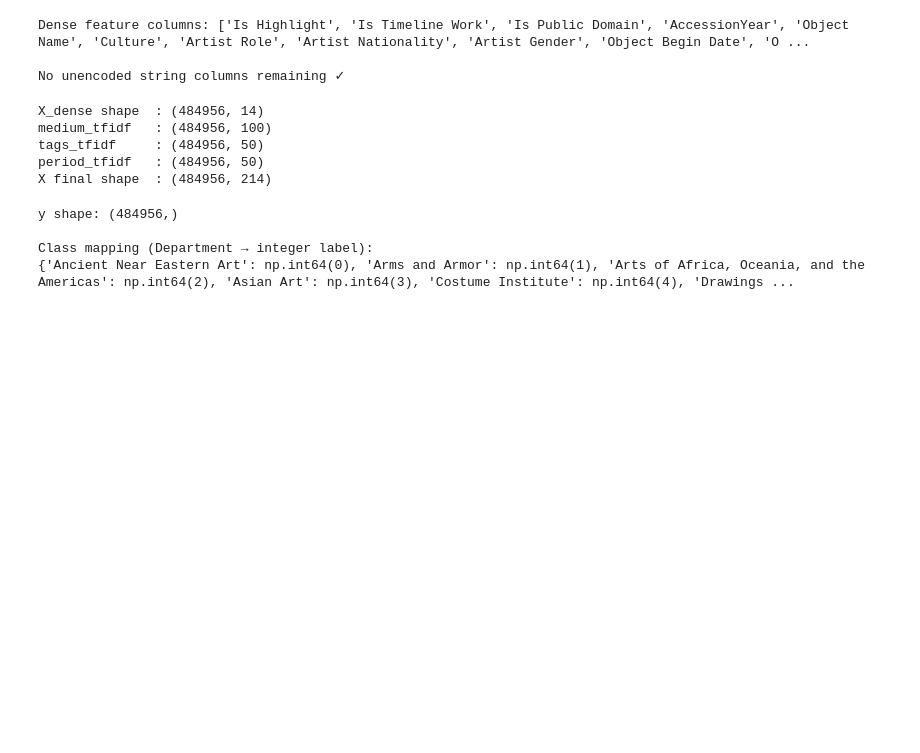
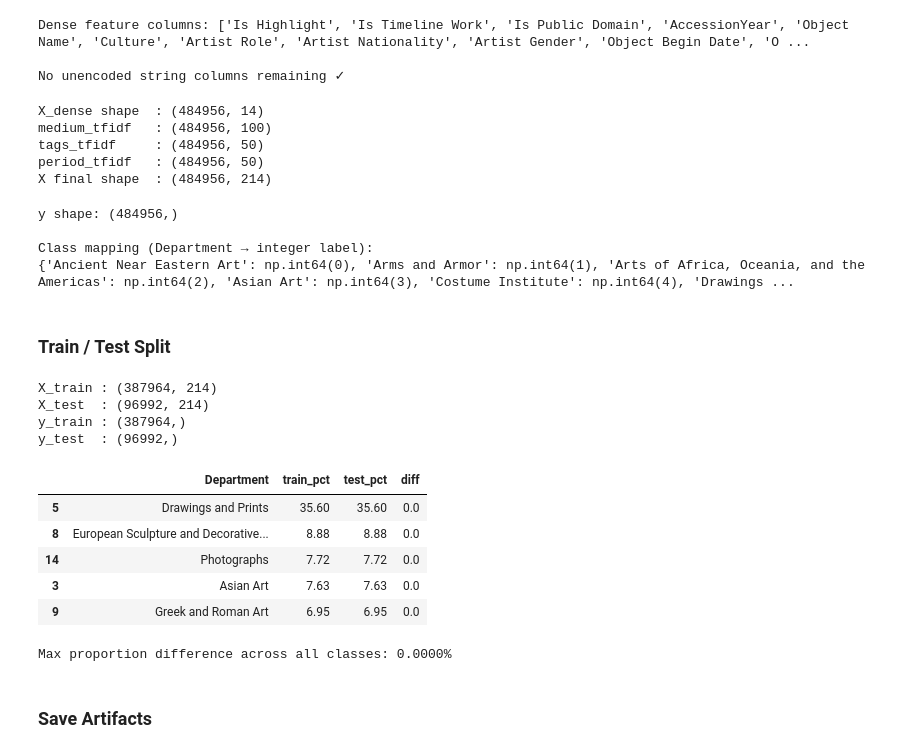
Before and after one commit to ishangupta4/cultural-pattern-discovery-ml, a Jupyter notebook: notebooks/02_preprocessing.ipynb, the cells around one changed output. Saved outputs shown, nothing was run; the diff lists cells and outputs as text; code cells hidden in the pictures; blank space fills up the shorter version.

```diff
--- a/notebooks/02_preprocessing.ipynb
+++ b/notebooks/02_preprocessing.ipynb
@@ -452,3 +452,49 @@ y shape: (484956,)
 
 Class mapping (Department → integer label):
 {'Ancient Near Eastern Art': np.int64(0), 'Arms and Armor': np.int64(1), 'Arts of Africa, Oceania, and the Americas': np.int64(2), 'Asian Art': np.int64(3), 'Costume Institute': np.int64(4), 'Drawings ...
+# %% [markdown]
+### Train / Test Split
+# %%
+from sklearn.model_selection import train_test_split
+
+X_train, X_test, y_train, y_test = train_test_split(
+    X, y, test_size=0.2, random_state=42, stratify=y
+)
+
+print(f"X_train : {X_train.shape}")
+print(f"X_test  : {X_test.shape}")
+print(f"y_train : {y_train.shape}")
+print(f"y_test  : {y_test.shape}")
+
+# ── Stratification check ──────────────────────────────────────────────────────
+# Class proportions in train and test should be nearly identical.
+# A large gap in any row means stratification failed for that class.
+
+n_classes = len(le.classes_)
+train_props = pd.Series(y_train).value_counts(normalize=True).sort_index()
+test_props  = pd.Series(y_test).value_counts(normalize=True).sort_index()
+
+check = pd.DataFrame({
+    "Department"  : le.classes_,
+    "train_pct"   : (train_props.values * 100).round(2),
+    "test_pct"    : (test_props.values * 100).round(2),
+})
+check["diff"] = (check["train_pct"] - check["test_pct"]).abs().round(3)
+
+display(check.sort_values("train_pct", ascending=False).head(5))
+print()
+print(f"Max proportion difference across all classes: {check['diff'].max():.4f}%")
+# %% [output]
+X_train : (387964, 214)
+X_test  : (96992, 214)
+y_train : (387964,)
+y_test  : (96992,)
+|  | Department | train_pct | test_pct | diff |
+| 5 | Drawings and Prints | 35.60 | 35.60 | 0.0 |
+| 8 | European Sculpture and Decorative... | 8.88 | 8.88 | 0.0 |
+| 14 | Photographs | 7.72 | 7.72 | 0.0 |
+| 3 | Asian Art | 7.63 | 7.63 | 0.0 |
+| 9 | Greek and Roman Art | 6.95 | 6.95 | 0.0 |
+Max proportion difference across all classes: 0.0000%
+# %% [markdown]
+### Save Artifacts
```
Also changed, not shown: parts of 5 cells of this notebook, 2 other files.
